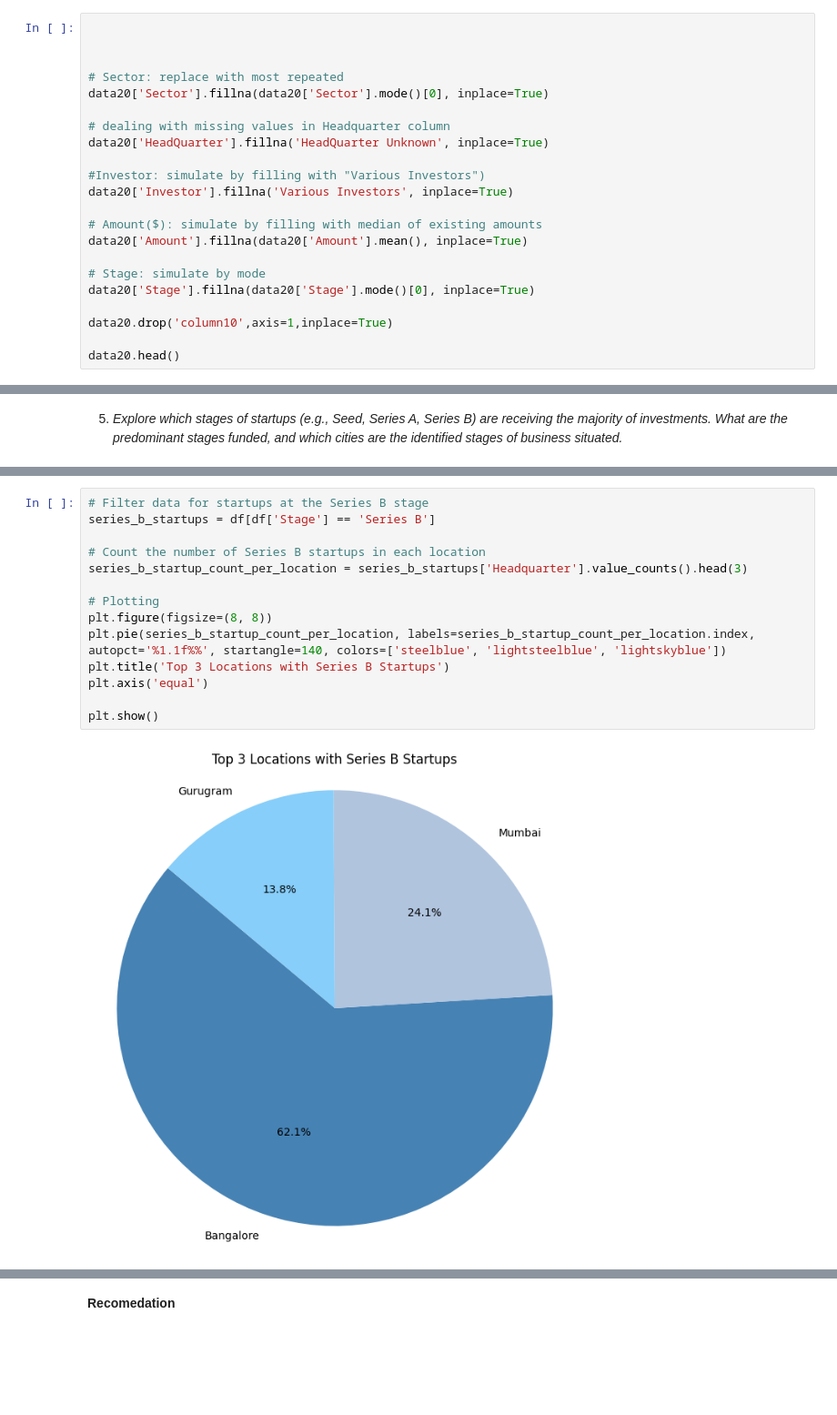
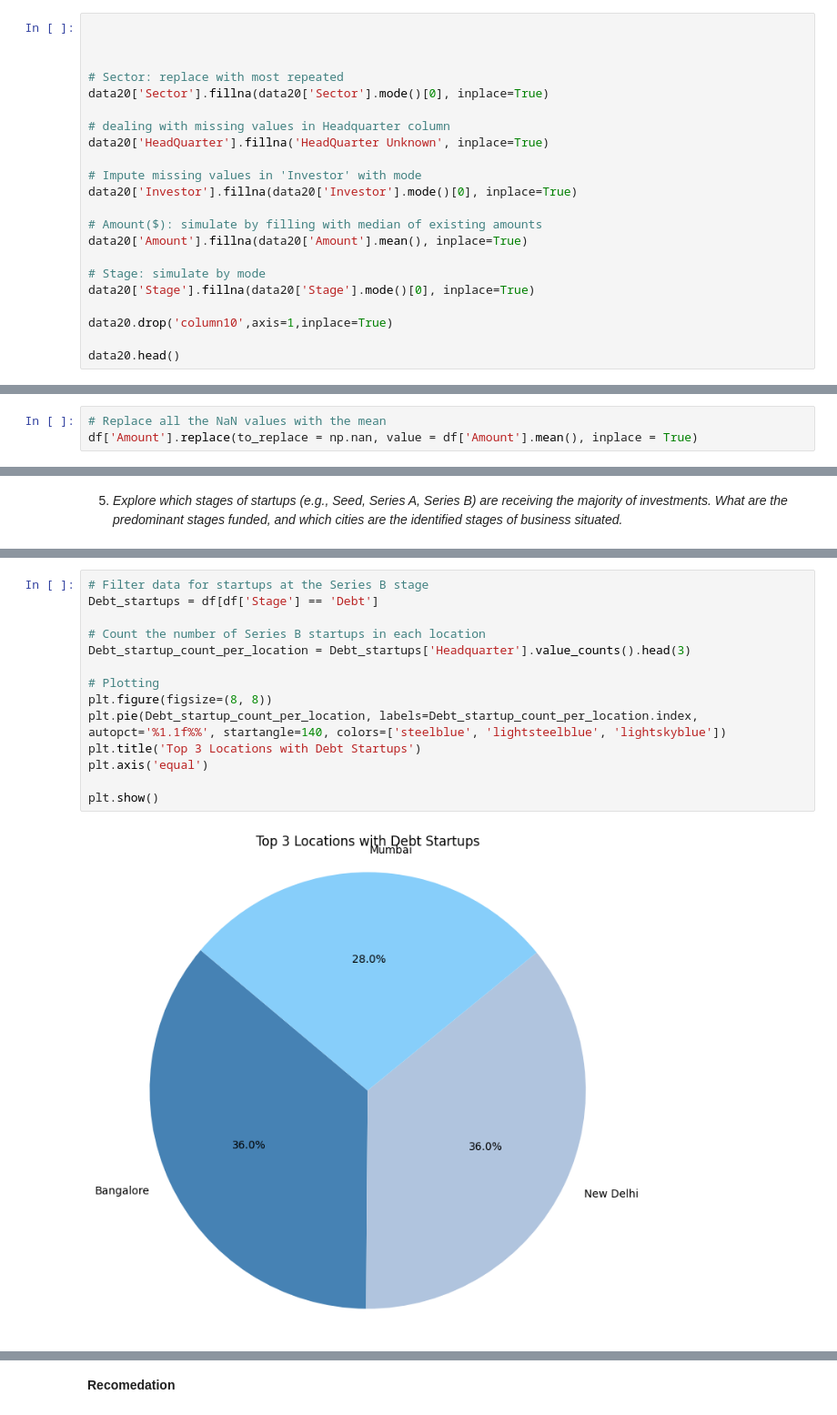
Before and after one commit to raymondmusyoka/Indian-startups-Fundings, a Jupyter notebook: Notebooks/project.ipynb, the cells around one changed output, grey strips where cells are left out. Shown at 91% size. Cells and saved outputs as stored; diff of their text form; blank space fills up the shorter version.

```diff
--- a/Notebooks/project.ipynb
+++ b/Notebooks/project.ipynb
@@ -360,8 +360,8 @@ data20['Sector'].fillna(data20['Sector'].mode()[0], inplace=True)
 # dealing with missing values in Headquarter column
 data20['HeadQuarter'].fillna('HeadQuarter Unknown', inplace=True)
 
-#Investor: simulate by filling with "Various Investors")
-data20['Investor'].fillna('Various Investors', inplace=True)
+# Impute missing values in 'Investor' with mode
+data20['Investor'].fillna(data20['Investor'].mode()[0], inplace=True)
 
 # Amount($): simulate by filling with median of existing amounts
 data20['Amount'].fillna(data20['Amount'].mean(), inplace=True)
@@ -1601,3 +1601,6 @@ Amount         142
 Stage            0
 fundyear         0
 dtype: int64
+# %%
+# Replace all the NaN values with the mean
+df['Amount'].replace(to_replace = np.nan, value = df['Amount'].mean(), inplace = True)
@@ -1966,19 +1980,19 @@ plt.show()
 # %%
 # Filter data for startups at the Series B stage
-series_b_startups = df[df['Stage'] == 'Series B']
+Debt_startups = df[df['Stage'] == 'Debt']
 
 # Count the number of Series B startups in each location
-series_b_startup_count_per_location = series_b_startups['Headquarter'].value_counts().head(3)
+Debt_startup_count_per_location = Debt_startups['Headquarter'].value_counts().head(3)
 
 # Plotting
 plt.figure(figsize=(8, 8))
-plt.pie(series_b_startup_count_per_location, labels=series_b_startup_count_per_location.index, autopct='%1.1f%%', startangle=140, colors=['steelblue', 'lightsteelblue', 'lightskyblue'])
-plt.title('Top 3 Locations with Series B Startups')
+plt.pie(Debt_startup_count_per_location, labels=Debt_startup_count_per_location.index, autopct='%1.1f%%', startangle=140, colors=['steelblue', 'lightsteelblue', 'lightskyblue'])
+plt.title('Top 3 Locations with Debt Startups')
 plt.axis('equal')
 
 plt.show()
 # %% [output]
-[figure, old version]
+[figure, new version]
 # %% [markdown]
 Observation
 
```
Also changed, not shown: parts of 14 cells of this notebook, 1 other file.
